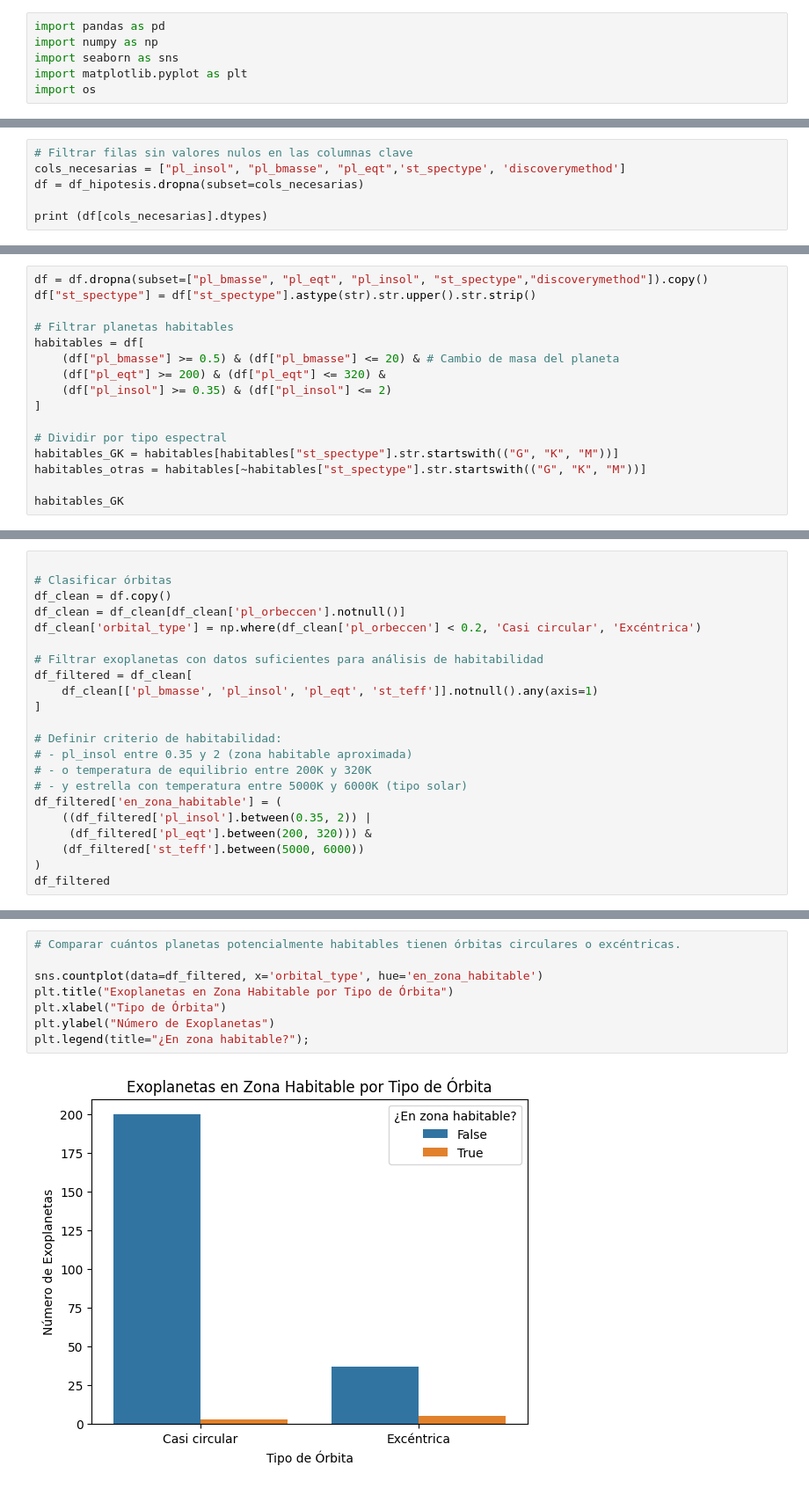
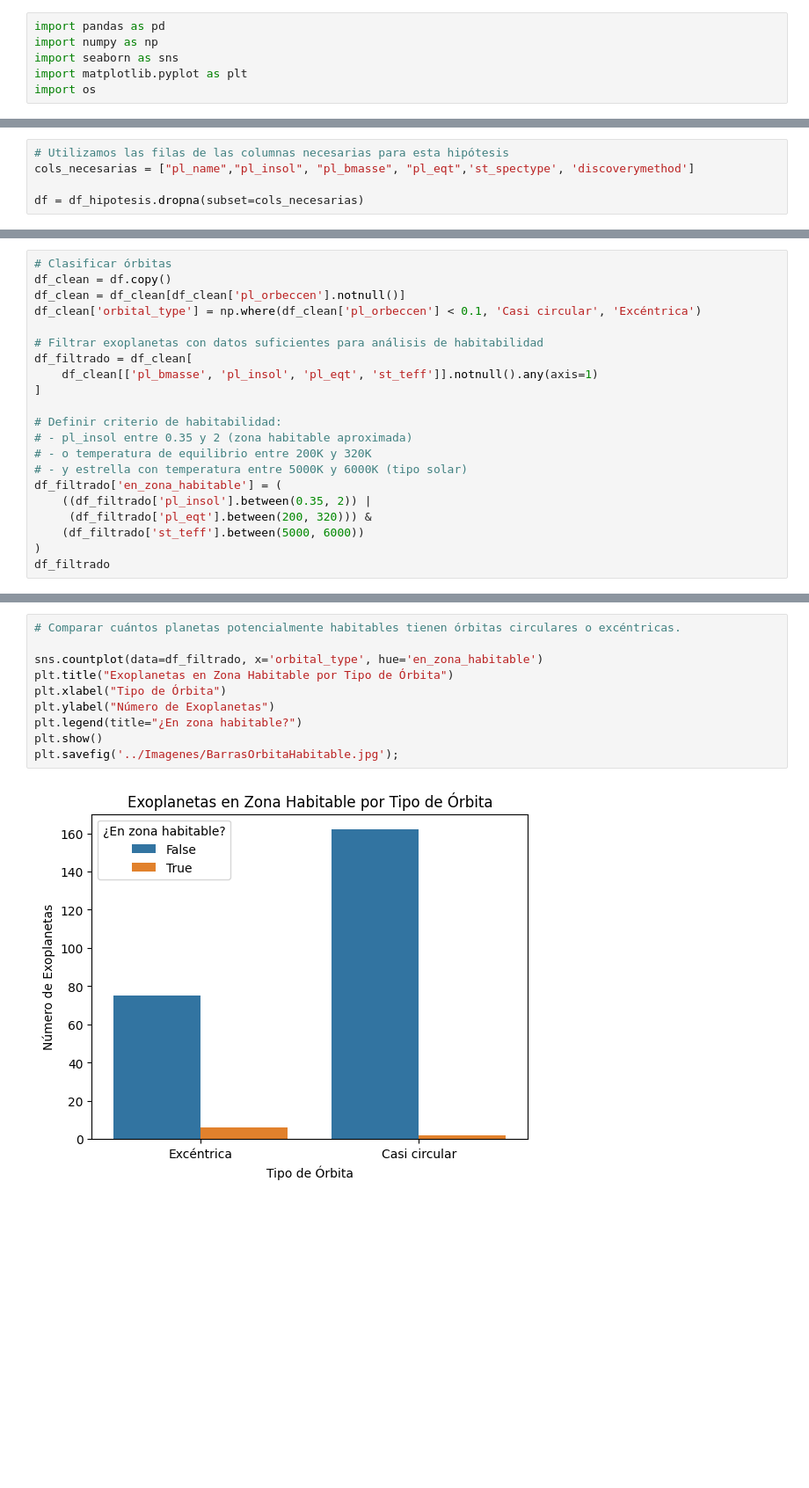
Before and after one commit to ana-macias/EDA-Astronomia, a Jupyter notebook: Notebooks/Memoria_EDA.ipynb, the cells around one changed output, grey strips where cells are left out. Shown at 88% size. Saved outputs shown, nothing was run; the diff lists cells and outputs as text; blank space fills up the shorter version.

```diff
--- a/Notebooks/Memoria_EDA.ipynb
+++ b/Notebooks/Memoria_EDA.ipynb
@@ -285,6 +220,5 @@ Combinado con st_teff, permite calcular la zona habitable.
 # %%
-# Filtrar filas sin valores nulos en las columnas clave
-cols_necesarias = ["pl_insol", "pl_bmasse", "pl_eqt",'st_spectype', 'discoverymethod']
+# Utilizamos las filas de las columnas necesarias para esta hipótesis
+cols_necesarias = ["pl_name","pl_insol", "pl_bmasse", "pl_eqt",'st_spectype', 'discoverymethod']
+
 df = df_hipotesis.dropna(subset=cols_necesarias)
-
-print (df[cols_necesarias].dtypes)
@@ -490,16 +463,0 @@ Estrellas G: ~5,300–6,000 K; estrellas K: ~3,900–5,300 K.
-# %%
-df = df.dropna(subset=["pl_bmasse", "pl_eqt", "pl_insol", "st_spectype","discoverymethod"]).copy()
-df["st_spectype"] = df["st_spectype"].astype(str).str.upper().str.strip()
-
-# Filtrar planetas habitables
-habitables = df[
-    (df["pl_bmasse"] >= 0.5) & (df["pl_bmasse"] <= 20) & # Cambio de masa del planeta
-    (df["pl_eqt"] >= 200) & (df["pl_eqt"] <= 320) &
-    (df["pl_insol"] >= 0.35) & (df["pl_insol"] <= 2)
-]
-
-# Dividir por tipo espectral
-habitables_GK = habitables[habitables["st_spectype"].str.startswith(("G", "K", "M"))]
-habitables_otras = habitables[~habitables["st_spectype"].str.startswith(("G", "K", "M"))]
-
-habitables_GK
@@ -593,14 +580,13 @@ Passing `palette` without assigning `hue` is deprecated and will be removed in v
 
 Valores cercanos a 0 (ej. < 0.1) indican órbitas casi circulares.
 # %%
-
 # Clasificar órbitas
 df_clean = df.copy()
 df_clean = df_clean[df_clean['pl_orbeccen'].notnull()]
-df_clean['orbital_type'] = np.where(df_clean['pl_orbeccen'] < 0.2, 'Casi circular', 'Excéntrica')
+df_clean['orbital_type'] = np.where(df_clean['pl_orbeccen'] < 0.1, 'Casi circular', 'Excéntrica')
 
 # Filtrar exoplanetas con datos suficientes para análisis de habitabilidad
-df_filtered = df_clean[
+df_filtrado = df_clean[
     df_clean[['pl_bmasse', 'pl_insol', 'pl_eqt', 'st_teff']].notnull().any(axis=1)
 ]
 
@@ -608,12 +594,12 @@ df_filtered = df_clean[
 # - pl_insol entre 0.35 y 2 (zona habitable aproximada)
 # - o temperatura de equilibrio entre 200K y 320K
 # - y estrella con temperatura entre 5000K y 6000K (tipo solar)
-df_filtered['en_zona_habitable'] = (
-    ((df_filtered['pl_insol'].between(0.35, 2)) |
-     (df_filtered['pl_eqt'].between(200, 320))) &
-    (df_filtered['st_teff'].between(5000, 6000))
+df_filtrado['en_zona_habitable'] = (
+    ((df_filtrado['pl_insol'].between(0.35, 2)) |
+     (df_filtrado['pl_eqt'].between(200, 320))) &
+    (df_filtrado['st_teff'].between(5000, 6000))
 )
-df_filtered
+df_filtrado
 # %% [output]
 |  | pl_name | pl_bmasse | pl_rade | pl_insol | pl_eqt | pl_orbeccen | pl_orbsmax | sy_pnum | sy_snum | ... |
 | 228 | Barnard b | 0.37 | NaN | 6.76 | 400.0 | 0.1600 | 0.02294 | 4 | 1 | ... |
@@ -646,10 +642,12 @@ Text(0, 0.5, 'Número de Exoplanetas')
 # %%
 # Comparar cuántos planetas potencialmente habitables tienen órbitas circulares o excéntricas.
 
-sns.countplot(data=df_filtered, x='orbital_type', hue='en_zona_habitable')
+sns.countplot(data=df_filtrado, x='orbital_type', hue='en_zona_habitable')
 plt.title("Exoplanetas en Zona Habitable por Tipo de Órbita")
 plt.xlabel("Tipo de Órbita")
 plt.ylabel("Número de Exoplanetas")
-plt.legend(title="¿En zona habitable?");
+plt.legend(title="¿En zona habitable?")
+plt.show()
+plt.savefig('../Imagenes/BarrasOrbitaHabitable.jpg');
 # %% [output]
-[figure, old version]
+[figure, new version]
```
Also changed, not shown: parts of 75 cells of this notebook, 17 other files.
